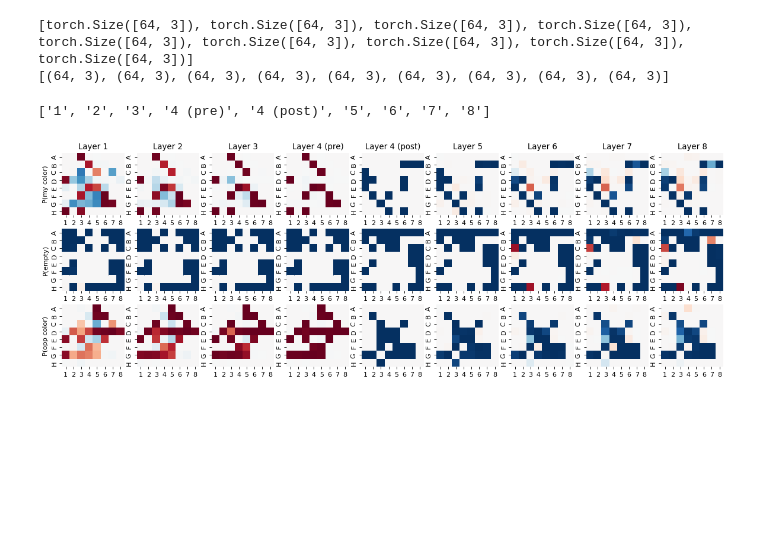
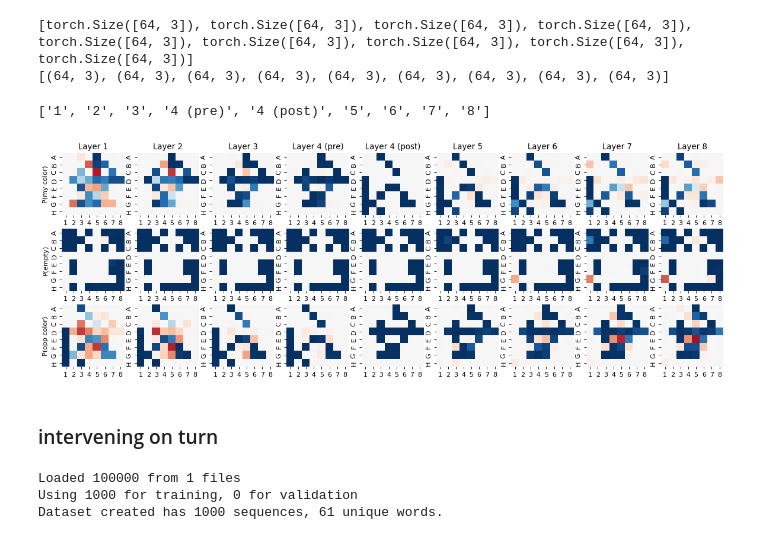
Before and after one commit to icemoon97/othello_world, a Jupyter notebook: linear_board_probes.ipynb, the cells around one changed output. Cells and saved outputs as stored; diff of their text form; code cells hidden in the pictures; blank space fills up the shorter version.

Commit message:
sucessful intervention on turn

```diff
--- a/linear_board_probes.ipynb
+++ b/linear_board_probes.ipynb
@@ -194,7 +266,7 @@ def load_model_layers(ckpt_path, layer_range):
 # %%
 all_layers = range(1, 9)
 models, device = load_model_layers("bias/TLcontrol", all_layers)
-probes = load_linear_probes("bias/probes/state", all_layers)
+probes = load_linear_probes("bias/probes/state_control", all_layers)
 # %%
 othello = Othello(data_root="othello_synthetic", n_games=1000, test_split=0, deduplicate=False)
 train_dataset = CharDataset(othello)
@@ -204,7 +276,7 @@ Using 1000 for training, 0 for validation
 Dataset created has 1000 sequences, 61 unique words.
 # %%
 game_index = 0
-completion = othello[game_index][:30]
+completion = othello[game_index][:31]
 
 pre_board = OthelloBoardState()
 pre_board.update(completion)
@@ -312,3 +328,10 @@ def get_probe_goal_state(ob):
     desired_probe_state[state == 2] = goal_state[2]
 
     return desired_probe_state
+# %%
+logits = get_probe_logits(models, device, probes, 5, completion)
+state = np.array(pre_board.get_state())
+for i, s in enumerate(["my color", "empty", "opp color"]):
+    print(s)
+    print(np.average(logits[state == i], axis=0))
+    print(np.std(logits[state == i], axis=0))
@@ -318,14 +351,16 @@ intvs = [
     # BoardIntervention("h3", 2, 0),
 ]
 
-transfer_completion = othello[1][:30]
+transfer_completion = othello[1][:31]
 other_ob = OthelloBoardState()
-other_ob.update(transfer_completion)
+# other_ob.update(transfer_completion)
+other_ob.state = -1 * pre_board.state
 other_ob.__print__()
 print([permit_reverse(x) for x in other_ob.get_valid_moves()])
 
 # post_intv_board = get_post_intv_board(completion, intvs)
-post_intv_board = get_post_intv_board(transfer_completion, [])
+# post_intv_board = get_post_intv_board(transfer_completion, [])
+post_intv_board = other_ob
 desired_probe_state = get_probe_goal_state(post_intv_board)
 # %% [output]
 --------------------
@@ -468,7 +503,8 @@ print([x.shape for x in data])
 [(64, 3), (64, 3), (64, 3), (64, 3), (64, 3), (64, 3), (64, 3), (64, 3), (64, 3)]
 # %%
 nrows, ncols = 3, len(data)
-fig, axs = plt.subplots(nrows, ncols, figsize=(ncols * 2, nrows * 2), dpi=80, facecolor='w', edgecolor='k')
+plot_scale = 2
+fig, axs = plt.subplots(nrows, ncols, figsize=(ncols * plot_scale, nrows * plot_scale), dpi=80, facecolor='w', edgecolor='k')
 
 i_layer = intervene_layers[0]
 true_pre_state = np.array(pre_board.get_state())
@@ -476,37 +512,39 @@ true_post_state = np.array(post_intv_board.get_state())
 
 for i in range(len(data)):
     for j in range(3):
-        board = data[i][:, j]
+        board = data[i][:, j].copy()
         if i < i_layer:
             board[true_pre_state != j] *= -1
         else:
             board[true_post_state != j] *= -1
 
         sns.heatmap(board.reshape(8, 8),
                     ax=axs[j][i],
                     yticklabels=list("ABCDEFGH"),
                     xticklabels=list(range(1,9)),
                     square=True,
                     center=0, vmax=1, vmin=-1,
                     cbar=False,
                     cmap="RdBu")
 
 # setting titles
 xticks = [str(x) for x in range(1, 9)]
 xticks.insert(i_layer, f"{i_layer} (post)")
 xticks.insert(i_layer, f"{i_layer} (pre)")
 xticks.remove(str(i_layer))
 
 # setting y axis labels
 for i, name in enumerate(xticks):
     ax = axs[0, i]
     ax.set_title(f"Layer {name}")
 
 axs[0, 0].set_ylabel("P(my color)")
 axs[1, 0].set_ylabel("P(empty)")
 axs[2, 0].set_ylabel("P(opp color)")
 
 print(xticks)
 # %% [output]
 ['1', '2', '3', '4 (pre)', '4 (post)', '5', '6', '7', '8']
-[figure, old version]
+[figure, new version]
+# %% [markdown]
+### intervening on turn
@@ -512,0 +556,7 @@ print(xticks)
+# %%
+othello = Othello(data_root="othello_synthetic", n_games=1000, test_split=0, deduplicate=False)
+train_dataset = CharDataset(othello)
+# %% [output]
+Loaded 100000 from 1 files
+Using 1000 for training, 0 for validation
+Dataset created has 1000 sequences, 61 unique words.
```
Also changed, not shown: parts of 29 cells of this notebook, 3 other files.
